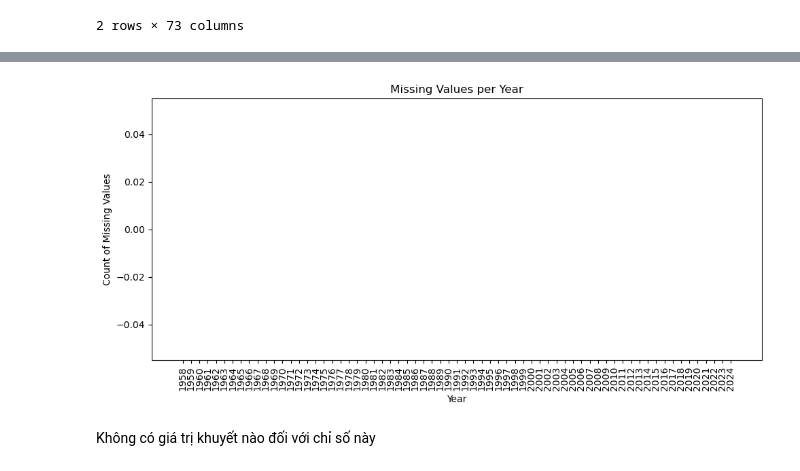
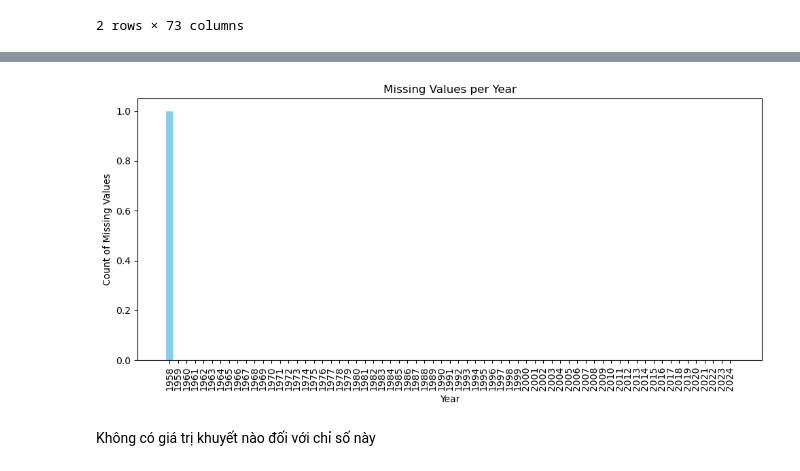
Before and after one commit to thienphucle/DS105.P11_Data_Analysis_And_Visualization, a Jupyter notebook: PreProces/PreProcessData.ipynb, the cells around one changed output, grey strips where cells are left out. Saved outputs shown, nothing was run; the diff lists cells and outputs as text; code cells hidden in the pictures.

```diff
--- a/PreProces/PreProcessData.ipynb
+++ b/PreProces/PreProcessData.ipynb
@@ -281,0 +208,3 @@ array(['Monthly Atmospheric Carbon Dioxide Concentrations',
+# %%
+co2_world = aCO2c.drop(['ISO2',  'Source'], axis=1, errors='ignore')
+co2_world
@@ -282,18 +216,17 @@ array(['Monthly Atmospheric Carbon Dioxide Concentrations',
 # %%
-co2_concentration = asian_co2[asian_co2['Indicator']=='Monthly Atmospheric Carbon Dioxide Concentrations']
-year_columns = [col for col in co2_concentration.columns if str(col).isdigit()]
-missing_values = co2_concentration[year_columns].isnull().sum()
+year_columns = [col for col in co2_world.columns if str(col).isdigit()]
+missing_values = co2_world[year_columns].isnull().sum()
 
 # Plot the missing values
 plt.figure(figsize=(10, 5))
 plt.bar(missing_values.index.astype(str), missing_values.values, color='skyblue')
 plt.title("Missing Values per Year")
 plt.xlabel("Year")
 plt.ylabel("Count of Missing Values")
 plt.xticks(rotation=90)
 plt.tight_layout()
 plt.show()
 # %% [output]
-[figure, old version]
+[figure, new version]
 # %% [markdown]
 Không có giá trị khuyết nào đối với chỉ số này
```
Also changed, not shown: parts of 49 cells of this notebook, 8 other files.
